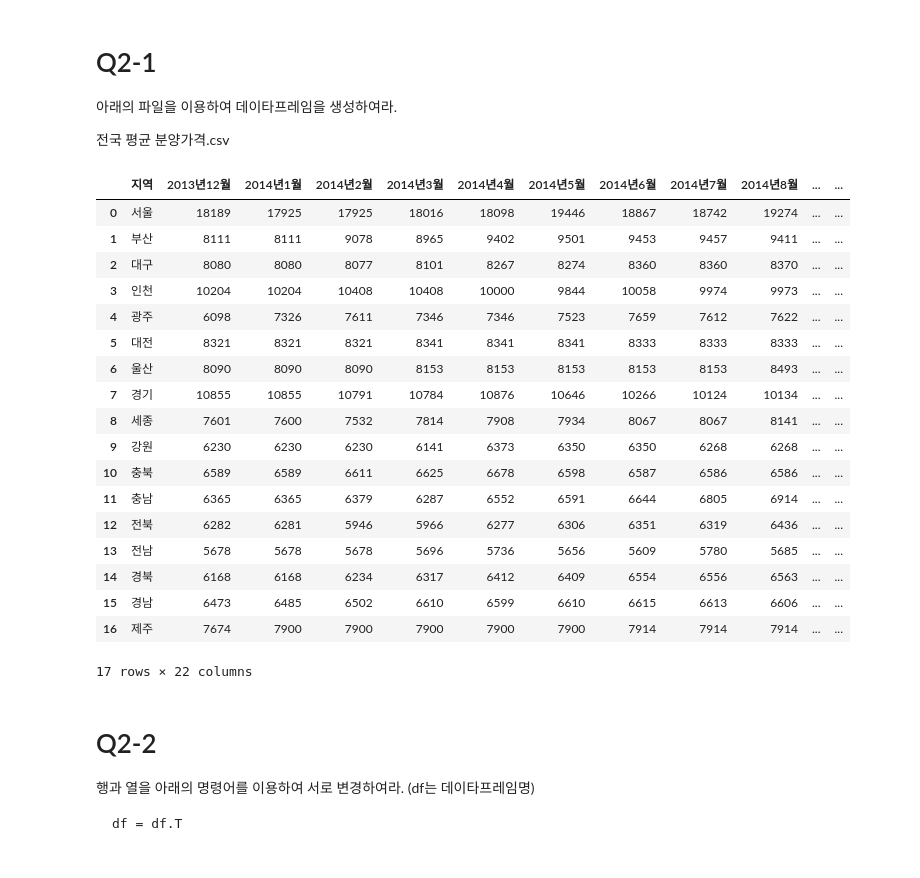
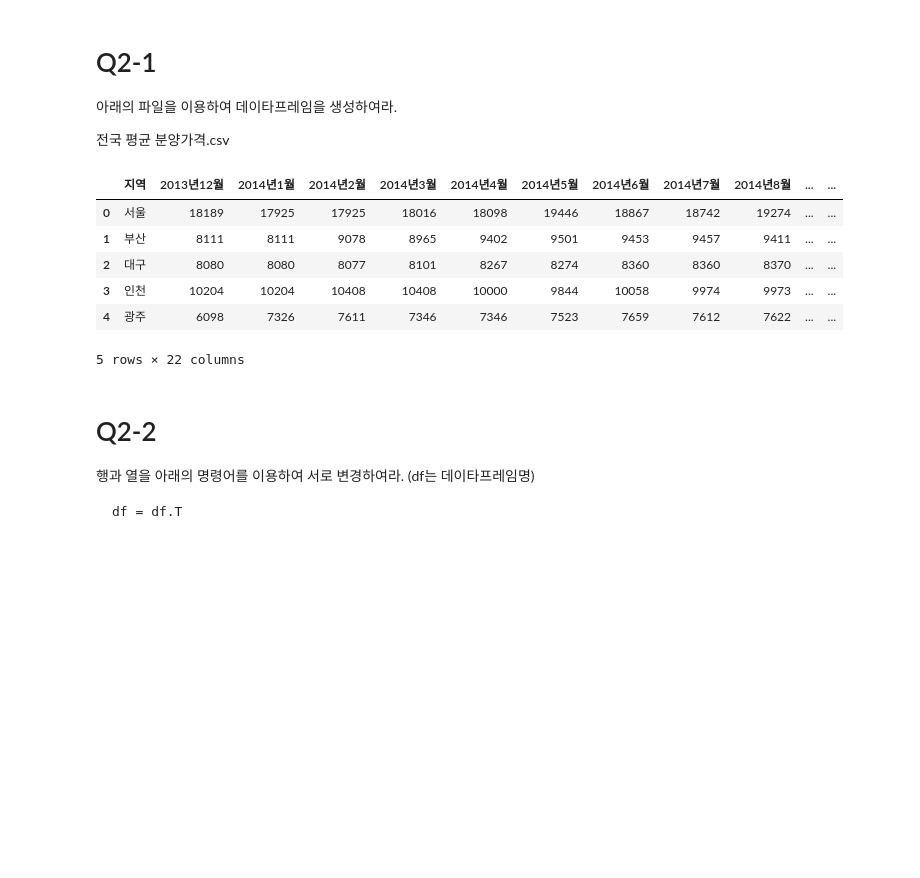
Before and after one commit to mooooooooooooooooooooooon/wassup, a Jupyter notebook: 과제 및 실습/03_Pandas_연습문제2_실습용.ipynb, the cells around one changed output. Cells and saved outputs as stored; diff of their text form; code cells hidden in the pictures; blank space fills up the shorter version.

```diff
--- a/과제 및 실습/03_Pandas_연습문제2_실습용.ipynb
+++ b/과제 및 실습/03_Pandas_연습문제2_실습용.ipynb
@@ -238,27 +238,15 @@ df2[df2['조치사항'].str.contains('사망')]
 전국 평균 분양가격.csv
 # %%
 df = pd.read_csv('C:\workspace\python\wassup\data\전국 평균 분양가격.csv', encoding = 'cp949')
-df
+df.head()
 # %% [output]
 |  | 지역 | 2013년12월 | 2014년1월 | 2014년2월 | 2014년3월 | 2014년4월 | 2014년5월 | 2014년6월 | 2014년7월 | 2014년8월 | ... | ... |
 | 0 | 서울 | 18189 | 17925 | 17925 | 18016 | 18098 | 19446 | 18867 | 18742 | 19274 | ... | ... |
 | 1 | 부산 | 8111 | 8111 | 9078 | 8965 | 9402 | 9501 | 9453 | 9457 | 9411 | ... | ... |
 | 2 | 대구 | 8080 | 8080 | 8077 | 8101 | 8267 | 8274 | 8360 | 8360 | 8370 | ... | ... |
 | 3 | 인천 | 10204 | 10204 | 10408 | 10408 | 10000 | 9844 | 10058 | 9974 | 9973 | ... | ... |
 | 4 | 광주 | 6098 | 7326 | 7611 | 7346 | 7346 | 7523 | 7659 | 7612 | 7622 | ... | ... |
-| 5 | 대전 | 8321 | 8321 | 8321 | 8341 | 8341 | 8341 | 8333 | 8333 | 8333 | ... | ... |
-| 6 | 울산 | 8090 | 8090 | 8090 | 8153 | 8153 | 8153 | 8153 | 8153 | 8493 | ... | ... |
-| 7 | 경기 | 10855 | 10855 | 10791 | 10784 | 10876 | 10646 | 10266 | 10124 | 10134 | ... | ... |
-| 8 | 세종 | 7601 | 7600 | 7532 | 7814 | 7908 | 7934 | 8067 | 8067 | 8141 | ... | ... |
-| 9 | 강원 | 6230 | 6230 | 6230 | 6141 | 6373 | 6350 | 6350 | 6268 | 6268 | ... | ... |
-| 10 | 충북 | 6589 | 6589 | 6611 | 6625 | 6678 | 6598 | 6587 | 6586 | 6586 | ... | ... |
-| 11 | 충남 | 6365 | 6365 | 6379 | 6287 | 6552 | 6591 | 6644 | 6805 | 6914 | ... | ... |
-| 12 | 전북 | 6282 | 6281 | 5946 | 5966 | 6277 | 6306 | 6351 | 6319 | 6436 | ... | ... |
-| 13 | 전남 | 5678 | 5678 | 5678 | 5696 | 5736 | 5656 | 5609 | 5780 | 5685 | ... | ... |
-| 14 | 경북 | 6168 | 6168 | 6234 | 6317 | 6412 | 6409 | 6554 | 6556 | 6563 | ... | ... |
-| 15 | 경남 | 6473 | 6485 | 6502 | 6610 | 6599 | 6610 | 6615 | 6613 | 6606 | ... | ... |
-| 16 | 제주 | 7674 | 7900 | 7900 | 7900 | 7900 | 7900 | 7914 | 7914 | 7914 | ... | ... |
-17 rows × 22 columns
+5 rows × 22 columns
 # %% [markdown]
 # Q2-2
 
```
Also changed, not shown: parts of 16 cells of this notebook, 3 other files.
